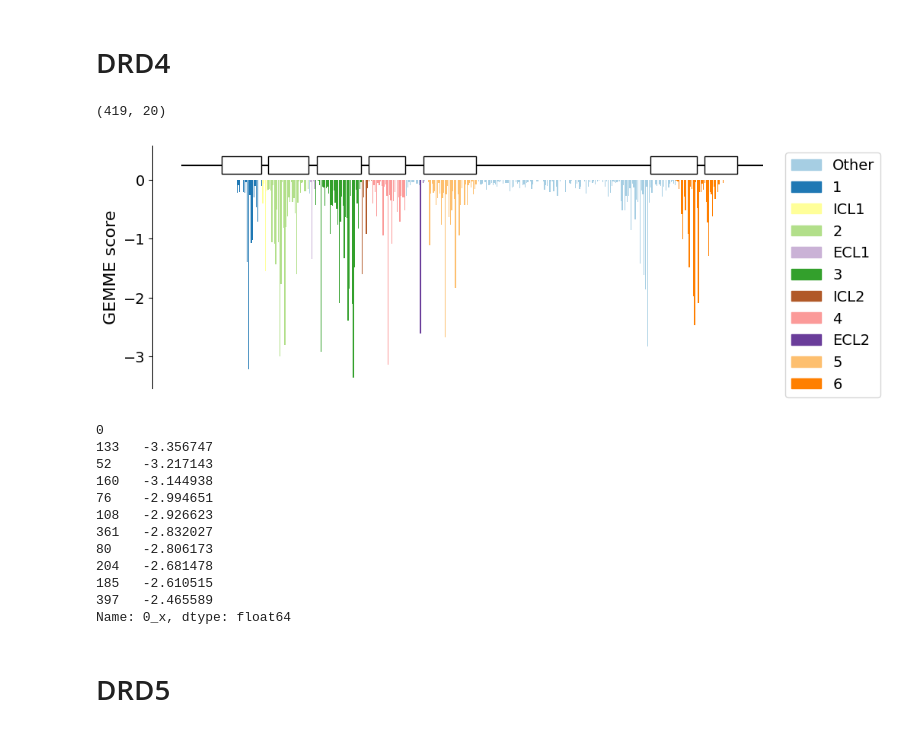
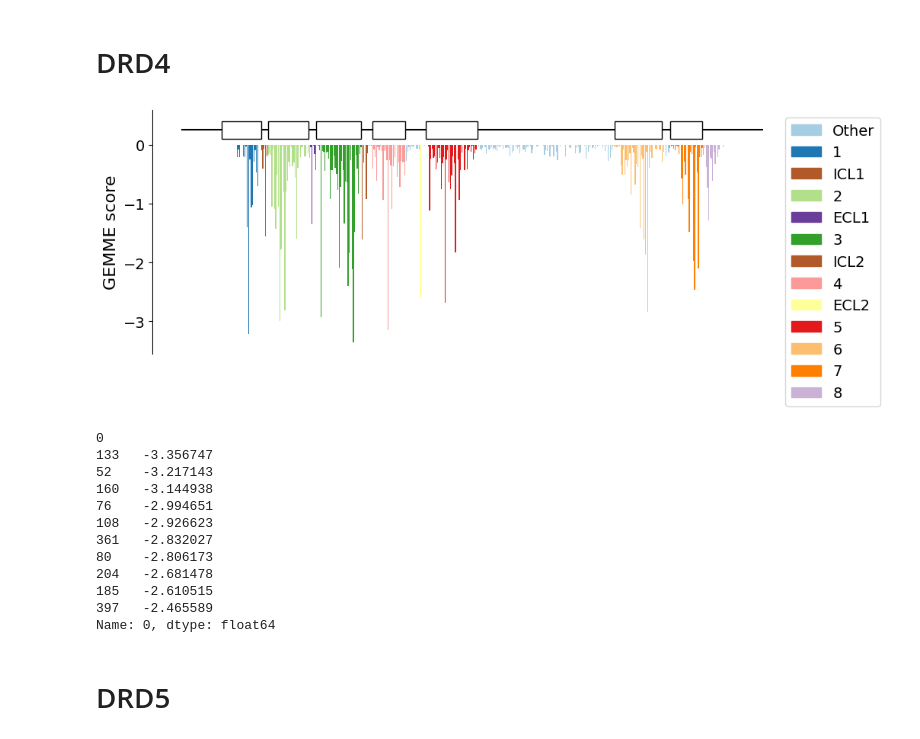
Before and after one commit to marie-minaeva/srp_2023, a Jupyter notebook: Dopamine receptor family.ipynb, the cells around one changed output. Cells and saved outputs as stored; diff of their text form; code cells hidden in the pictures.

Commit message:
fixed DRD4 numbering

```diff
--- a/Dopamine receptor family.ipynb
+++ b/Dopamine receptor family.ipynb
@@ -361,18 +361,14 @@ Name: 0_x, dtype: float64
 # %%
 drd4_gemme = pd.read_table("data/DRD4/1e-10/normPred_evolCombi.txt", sep=" ").T
 drd4_gemme_mean = drd4_gemme.mean(axis=1).to_frame()
-drd4_num = pd.read_csv("data/DRD4/DRD4_numbering.csv", header=None, sep=";")
-drd4_num[1] = drd4_num[1].str.replace(r'[A-Y]', "").astype("int")
-drd4_num.index = drd4_num[1]
+drd4_num = pd.read_csv("data/DRD4/DRD4_numbering.csv", sep=";")
+drd4_num['1'] = drd4_num["Position"].astype("int")
+drd4_num.index = drd4_num['1']
 drd4_gemme_mean.index = drd4_gemme_mean.index.to_frame()[0].str.replace("V", "").astype('int')
-drd4_gemme_mean = drd4_gemme_mean.merge(drd4_num[0].to_frame(), how="left", left_index=True, right_index=True)
+drd4_gemme_mean = drd4_gemme_mean.merge(drd4_num['0'].to_frame(), how="left", left_index=True, right_index=True)
 
-drd4_gemme_mean = drd4_gemme_mean.rename({"0_y": "GPCR_Ref"}, axis=1)
+drd4_gemme_mean = drd4_gemme_mean.rename({"0": "GPCR_Ref"}, axis=1)
 drd4_gemme_mean["Helix"] = [str(x).split(".")[0] for x in drd4_gemme_mean.GPCR_Ref.fillna(0.0)]
-# %%
-drd4_gemme.shape
-# %% [output]
-(419, 20)
 # %%
 fig, axes = plt.subplots(figsize=(12, 4.15))
 to_plot = pd.DataFrame([drd4_gemme_mean.index.astype("int").to_list(),
@@ -385,41 +381,41 @@ axes.tick_params(labelbottom=True)
 plot_gemme(to_plot, ax=axes, legend=True)
 axes.hlines(xmin=0, xmax=450, y=0.25, color="black", zorder=1)
 #TM1
 p = plt.Rectangle((31, 0.1), 31, 0.3, fill=True, edgecolor="black", facecolor="white")
 p.set_clip_on(False)
 plt.gca().add_patch(p)
 #TM2
 p = plt.Rectangle((67, 0.1), 31, 0.3, fill=True, edgecolor="black", facecolor="white")
 p.set_clip_on(False)
 plt.gca().add_patch(p)
 #TM3
-p = plt.Rectangle((105, 0.1), 34, 0.3, fill=True, edgecolor="black", facecolor="white")
+p = plt.Rectangle((104, 0.1), 35, 0.3, fill=True, edgecolor="black", facecolor="white")
 p.set_clip_on(False)
 plt.gca().add_patch(p)
 #TM4
-p = plt.Rectangle((145, 0.1), 28, 0.3, fill=True, edgecolor="black", facecolor="white")
+p = plt.Rectangle((148, 0.1), 25, 0.3, fill=True, edgecolor="black", facecolor="white")
 p.set_clip_on(False)
 plt.gca().add_patch(p)
 #TM5
-p = plt.Rectangle((187, 0.1), 41, 0.3, fill=True, edgecolor="black", facecolor="white")
+p = plt.Rectangle((189, 0.1), 40, 0.3, fill=True, edgecolor="black", facecolor="white")
 p.set_clip_on(False)
 plt.gca().add_patch(p)
 #TM6
-p = plt.Rectangle((363, 0.1), 36, 0.3, fill=True, edgecolor="black", facecolor="white")
+p = plt.Rectangle((335, 0.1), 37, 0.3, fill=True, edgecolor="black", facecolor="white")
 p.set_clip_on(False)
 plt.gca().add_patch(p)
 #TM7
-p = plt.Rectangle((405, 0.1), 25, 0.3, fill=True, edgecolor="black", facecolor="white")
+p = plt.Rectangle((378, 0.1), 25, 0.3, fill=True, edgecolor="black", facecolor="white")
 p.set_clip_on(False)
 plt.gca().add_patch(p)
 axes.get_xaxis().set_visible(False)
 axes.spines['bottom'].set_visible(False)
 plt.subplots_adjust(hspace=0.14, left=0.2)
 fig.savefig("plots/gemme_allo_scores_drd4.png", dpi=720, transparent=True, )
 # %% [output]
-[figure, old version]
+[figure, new version]
 # %%
-drd4_gemme_mean["0_x"].sort_values().head(10)
+drd4_gemme_mean[0].sort_values().head(10)
 # %% [output]
 0
 133   -3.356747
@@ -432,7 +428,7 @@ drd4_gemme_mean["0_x"].sort_values().head(10)
 204   -2.681478
 185   -2.610515
 397   -2.465589
-Name: 0_x, dtype: float64
+Name: 0, dtype: float64
 # %% [markdown]
 # DRD5
 # %%
```
Also changed, not shown: parts of 4 cells of this notebook, 2 other files.
